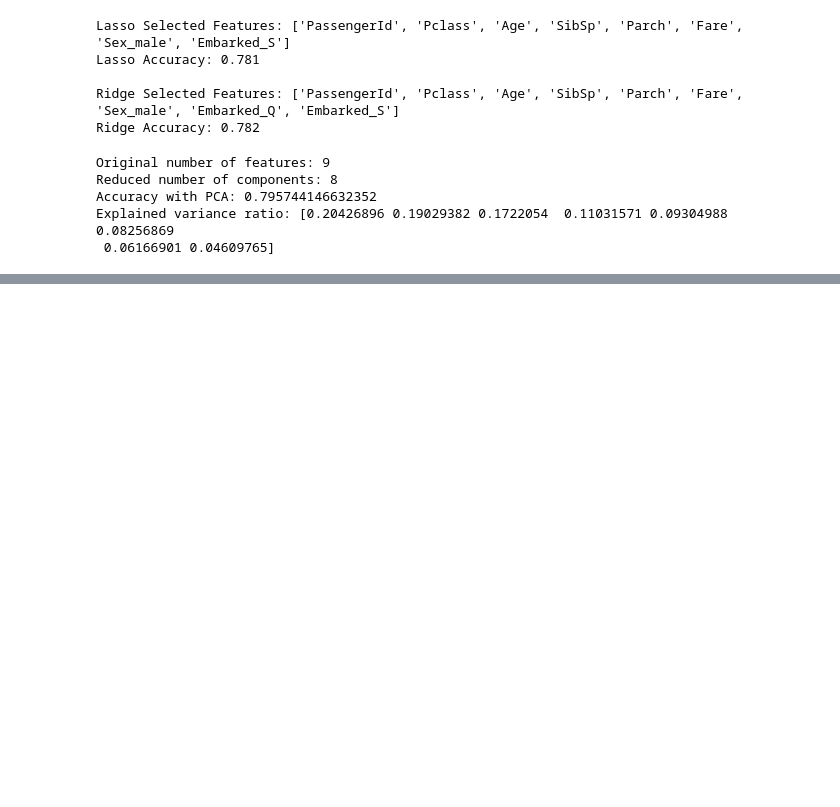
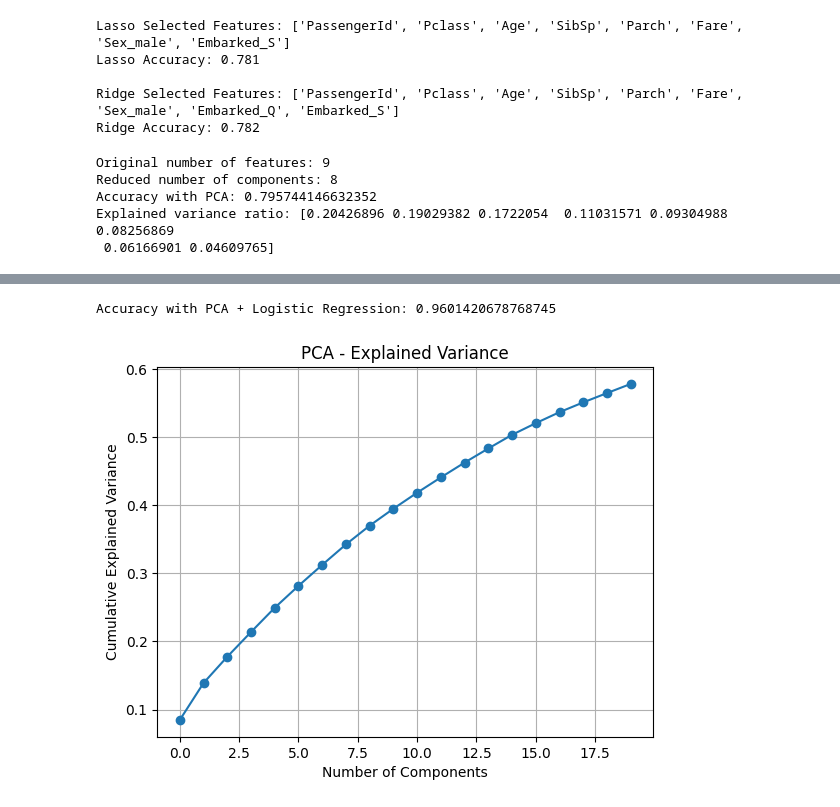
Before and after one commit to ramakrishnabhavana/Bhavana-sML, a Jupyter notebook: ML_Lab.ipynb, the cells around one changed output, grey strips where cells are left out. Cells and saved outputs as stored; diff of their text form; code cells hidden in the pictures; blank space fills up the shorter version.

```diff
--- a/ML_Lab.ipynb
+++ b/ML_Lab.ipynb
@@ -1691,0 +1753,26 @@ Explained variance ratio: [0.20426896 0.19029382 0.1722054  0.11031571 0.0930498
+# %%
+import matplotlib.pyplot as plt
+from sklearn.decomposition import PCA
+
+# PCA
+pca = PCA(n_components=20)  # dataset is high-dimensional
+X_train_pca = pca.fit_transform(X_train_scaled)
+X_test_pca = pca.transform(X_test_scaled)
+
+# Logistic Regression
+lr_pca = LogisticRegression(max_iter=2000)
+lr_pca.fit(X_train_pca, y_train)
+y_pred_pca = lr_pca.predict(X_test_pca)
+
+print("Accuracy with PCA + Logistic Regression:", accuracy_score(y_test, y_pred_pca))
+
+# Scree plot
+plt.plot(np.cumsum(pca.explained_variance_ratio_), marker='o')
+plt.xlabel("Number of Components")
+plt.ylabel("Cumulative Explained Variance")
+plt.title("PCA - Explained Variance")
+plt.grid(True)
+plt.show()
+# %% [output]
+Accuracy with PCA + Logistic Regression: 0.9601420678768745
+[figure, added]
```
Also changed, not shown: parts of 11 cells of this notebook.
